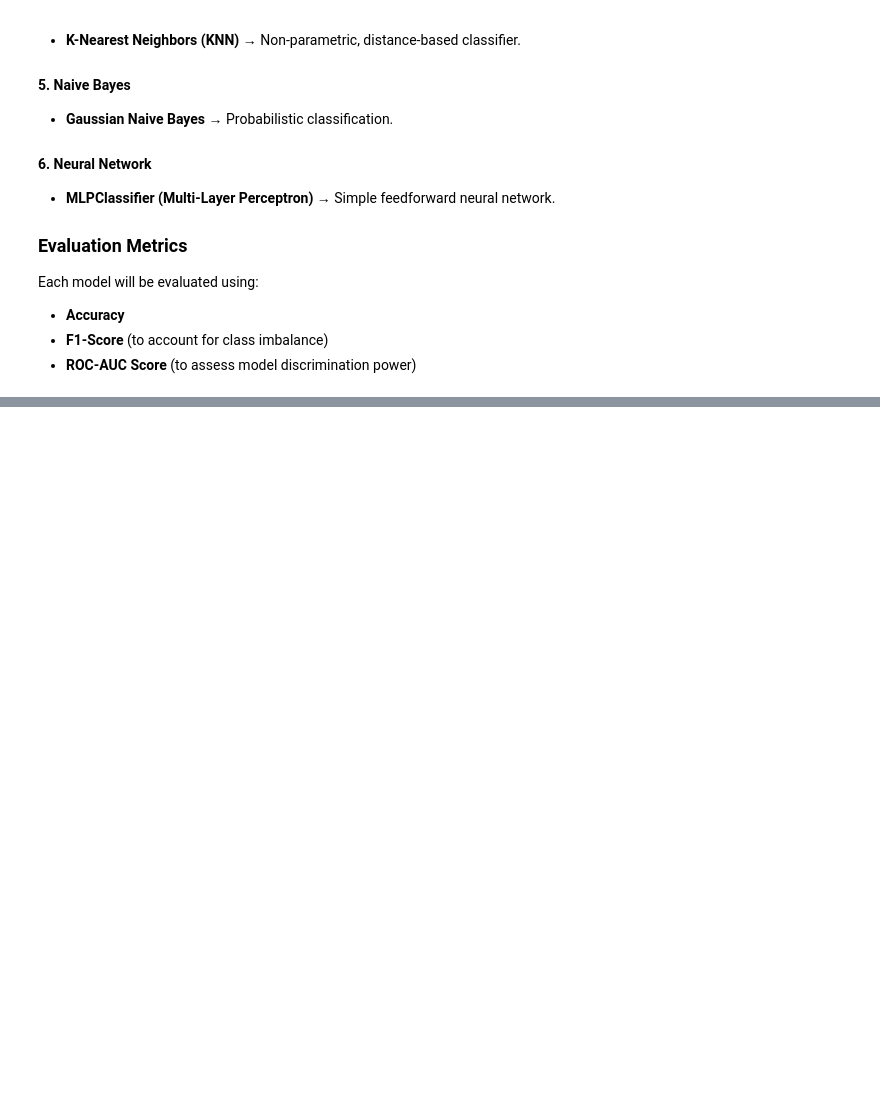
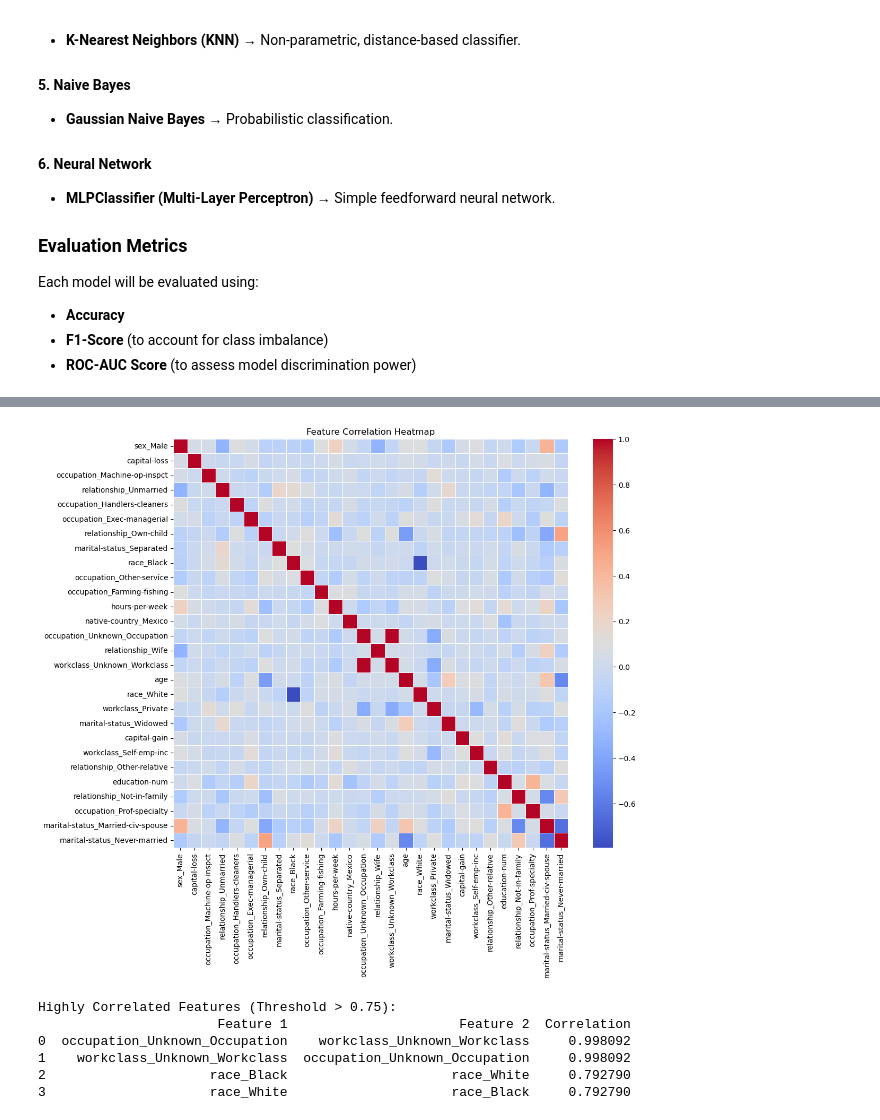
Before and after one commit to Devin-Shrode/Census-Income-Analysis-and-Modeling, a Jupyter notebook: Census_Income.ipynb, the cells around one changed output, grey strips where cells are left out. Saved outputs shown, nothing was run; the diff lists cells and outputs as text; code cells hidden in the pictures; blank space fills up the shorter version.

```diff
--- a/Census_Income.ipynb
+++ b/Census_Income.ipynb
@@ -3207,0 +2945,30 @@ The CatBoost model emerged as the best-performing solution, offering a balance o
+# %%
+# Compute Correlation Matrix
+corr_matrix = X_train.corr()
+
+# Identify Highly Correlated Feature Pairs (Threshold > 0.75)
+high_corr_pairs = corr_matrix.abs().unstack().sort_values(ascending=False)
+high_corr_pairs = high_corr_pairs[high_corr_pairs < 1]  # Remove self-correlation
+high_corr_pairs = high_corr_pairs[high_corr_pairs > 0.75]  # Filter high correlations
+
+# Plot Heatmap
+plt.figure(figsize=(12, 10))
+sns.heatmap(corr_matrix, annot=False, fmt=".2f", cmap="coolwarm", linewidths=0.5)
+plt.title("Feature Correlation Heatmap")
+plt.show()
+
+# Display Highly Correlated Features
+high_corr_df = high_corr_pairs.to_frame().reset_index()
+high_corr_df.columns = ["Feature 1", "Feature 2", "Correlation"]
+
+# Show the results in a readable format
+print("\nHighly Correlated Features (Threshold > 0.75):")
+print(high_corr_df)
+# %% [output]
+[figure, added]
+Highly Correlated Features (Threshold > 0.75):
+                       Feature 1                      Feature 2  Correlation
+0  occupation_Unknown_Occupation    workclass_Unknown_Workclass     0.998092
+1    workclass_Unknown_Workclass  occupation_Unknown_Occupation     0.998092
+2                     race_Black                     race_White     0.792790
+3                     race_White                     race_Black     0.792790
```
Also changed, not shown: parts of 81 cells of this notebook, 5 other files.
